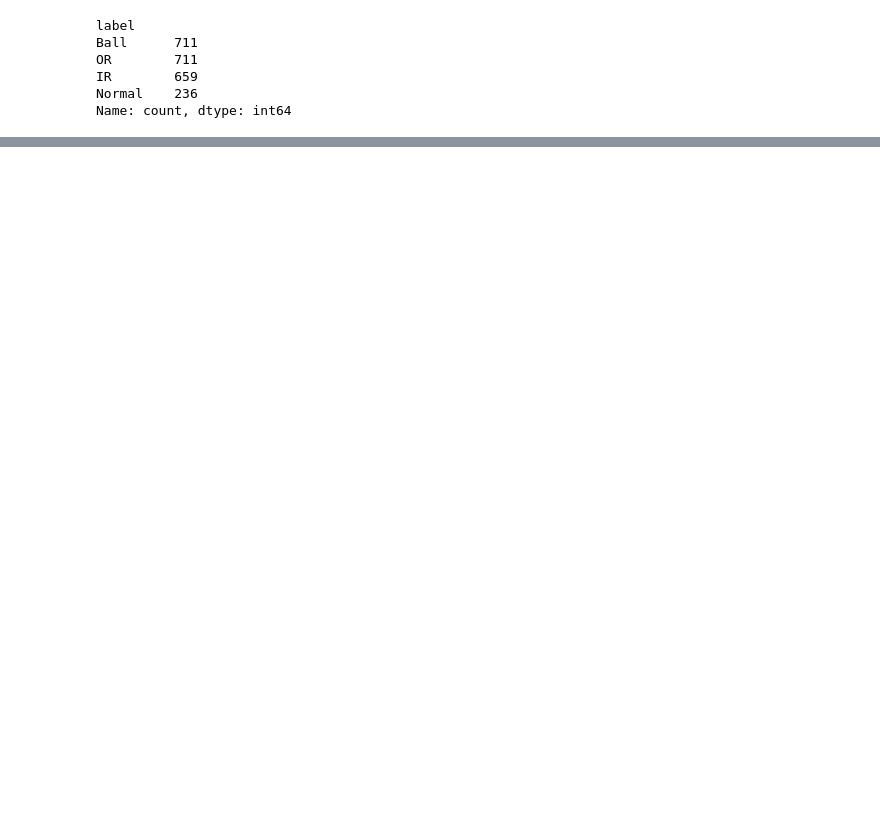
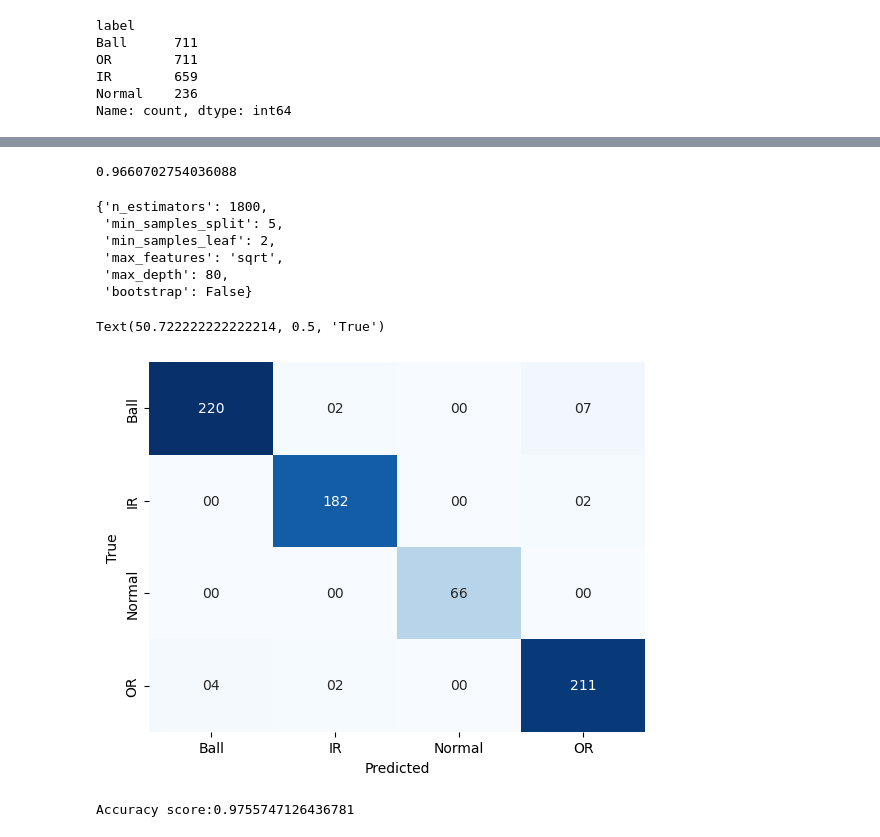
Before and after one commit to sarin58/CWRU_bearing_fault_prediction, a Jupyter notebook: CWRU Bearing data random forest.ipynb, the cells around one changed output, grey strips where cells are left out. Cells and saved outputs as stored; diff of their text form; code cells hidden in the pictures; blank space fills up the shorter version.

```diff
--- a/CWRU Bearing data random forest.ipynb
+++ b/CWRU Bearing data random forest.ipynb
@@ -68,0 +98,4 @@ accuracy: 0.9836065573770492
+# %%
+tuned_model = RandomizedSearchCV(estimator=model,param_distributions=param_grid,cv=5)
+# %%
+tuned_model.fit(train_x,train_y)
@@ -68,0 +134,31 @@ accuracy: 0.9836065573770492
+# %%
+tuned_model.best_score_
+# %% [output]
+0.9660702754036088
+# %%
+y_pred = tuned_model.predict(test_x)
+# %%
+tuned_model.best_params_
+# %% [output]
+{'n_estimators': 1800,
+ 'min_samples_split': 5,
+ 'min_samples_leaf': 2,
+ 'max_features': 'sqrt',
+ 'max_depth': 80,
+ 'bootstrap': False}
+# %%
+from sklearn.metrics import confusion_matrix
+conf = confusion_matrix(test_y,y_pred)
+# %%
+fault_type = data['label'].unique()
+sns.heatmap(conf,annot=True,cbar=False,cmap="Blues",fmt="02",xticklabels=fault_type,yticklabels=fault_type)
+plt.xlabel("Predicted")
+plt.ylabel("True")
+# %% [output]
+Text(50.722222222222214, 0.5, 'True')
+[figure, added]
+# %%
+overall_accuracy = accuracy_score(test_y,y_pred)
+print(f"Accuracy score:{overall_accuracy}")
+# %% [output]
+Accuracy score:0.9755747126436781
```
Also changed, not shown: parts of 22 cells of this notebook.
